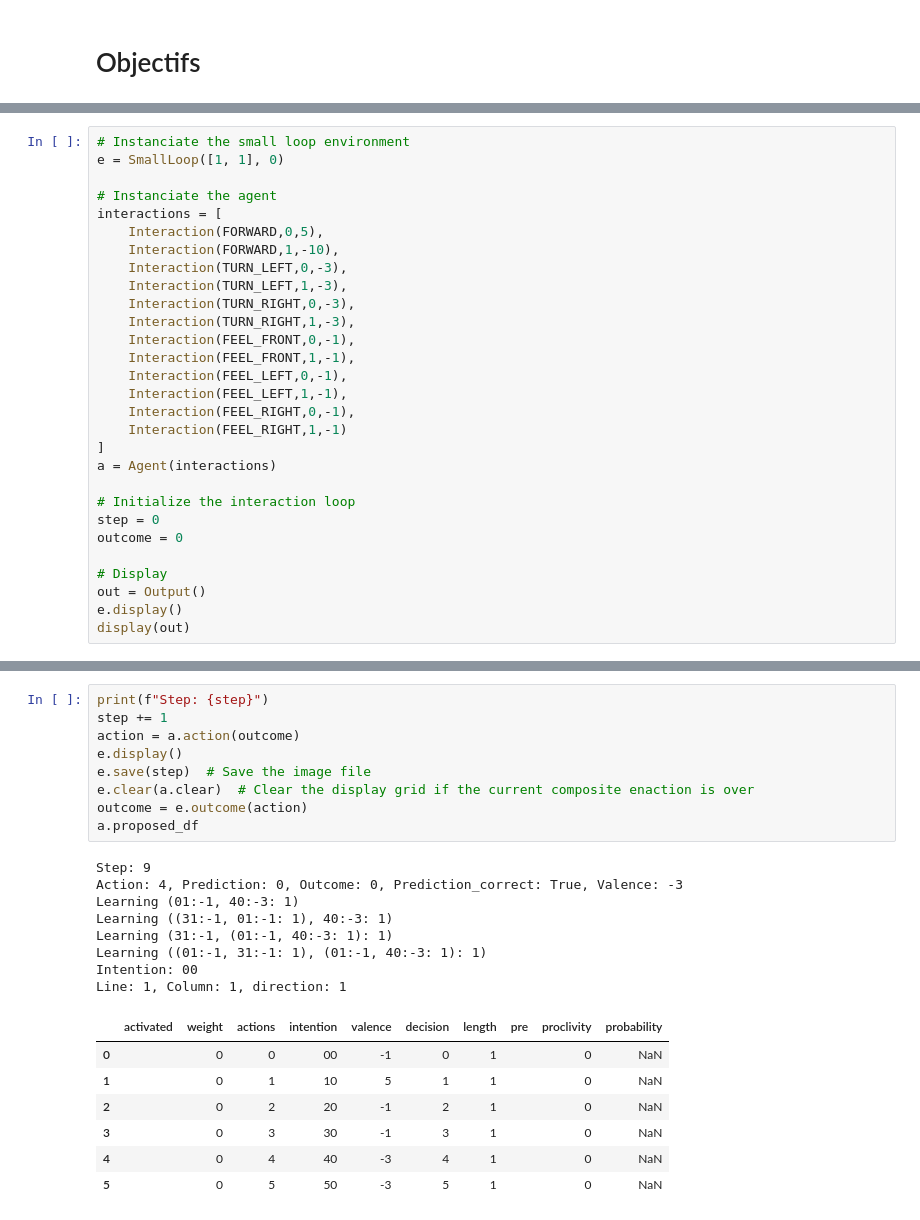
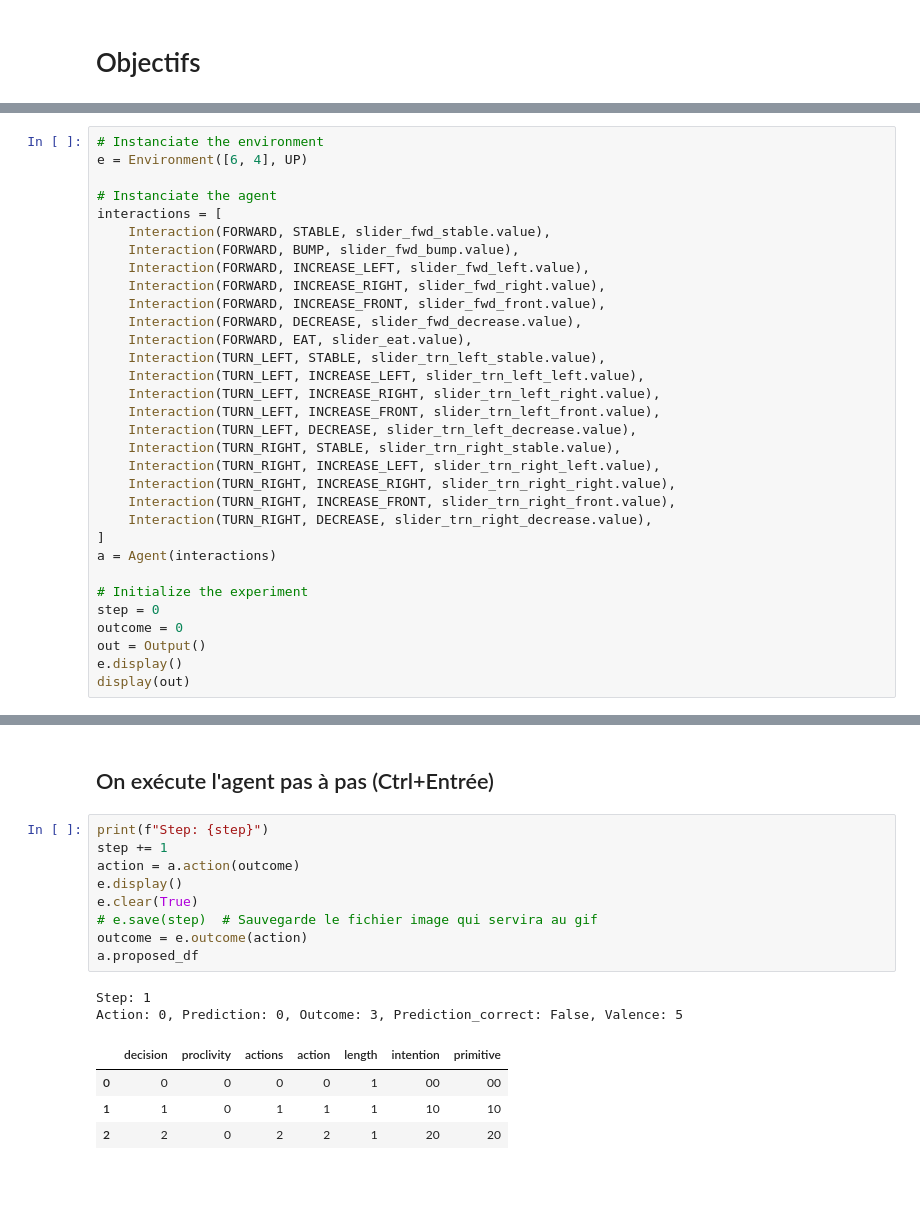
Before and after one commit to PetiteIA/schema_mechanism, a Jupyter notebook: notebooks/agent11.ipynb, the cells around one changed output, grey strips where cells are left out. Saved outputs shown, nothing was run; the diff lists cells and outputs as text; blank space fills up the shorter version.

Commit message:
Agent 11 vision

```diff
--- a/notebooks/agent11.ipynb
+++ b/notebooks/agent11.ipynb
@@ -503,56 +587,52 @@ class SmallLoop():
 # %%
-# Instanciate the small loop environment
-e = SmallLoop([1, 1], 0)
+# Instanciate the environment
+e = Environment([6, 4], UP)
 
 # Instanciate the agent
 interactions = [
-    Interaction(FORWARD,0,5),
-    Interaction(FORWARD,1,-10),
-    Interaction(TURN_LEFT,0,-3),
-    Interaction(TURN_LEFT,1,-3),
-    Interaction(TURN_RIGHT,0,-3),
-    Interaction(TURN_RIGHT,1,-3),
-    Interaction(FEEL_FRONT,0,-1),
-    Interaction(FEEL_FRONT,1,-1),
-    Interaction(FEEL_LEFT,0,-1),
-    Interaction(FEEL_LEFT,1,-1),
-    Interaction(FEEL_RIGHT,0,-1),
-    Interaction(FEEL_RIGHT,1,-1)
+    Interaction(FORWARD, STABLE, slider_fwd_stable.value),
+    Interaction(FORWARD, BUMP, slider_fwd_bump.value),
+    Interaction(FORWARD, INCREASE_LEFT, slider_fwd_left.value),
+    Interaction(FORWARD, INCREASE_RIGHT, slider_fwd_right.value),
+    Interaction(FORWARD, INCREASE_FRONT, slider_fwd_front.value),
+    Interaction(FORWARD, DECREASE, slider_fwd_decrease.value),
+    Interaction(FORWARD, EAT, slider_eat.value),
+    Interaction(TURN_LEFT, STABLE, slider_trn_left_stable.value),
+    Interaction(TURN_LEFT, INCREASE_LEFT, slider_trn_left_left.value),
+    Interaction(TURN_LEFT, INCREASE_RIGHT, slider_trn_left_right.value),
+    Interaction(TURN_LEFT, INCREASE_FRONT, slider_trn_left_front.value),
+    Interaction(TURN_LEFT, DECREASE, slider_trn_left_decrease.value),
+    Interaction(TURN_RIGHT, STABLE, slider_trn_right_stable.value),
+    Interaction(TURN_RIGHT, INCREASE_LEFT, slider_trn_right_left.value),
+    Interaction(TURN_RIGHT, INCREASE_RIGHT, slider_trn_right_right.value),
+    Interaction(TURN_RIGHT, INCREASE_FRONT, slider_trn_right_front.value),
+    Interaction(TURN_RIGHT, DECREASE, slider_trn_right_decrease.value),
 ]
 a = Agent(interactions)
 
-# Initialize the interaction loop
+# Initialize the experiment
 step = 0
 outcome = 0
-
-# Display
 out = Output()
 e.display()
 display(out)
 # %% [output]
 [interactive output not drawn]
+# %% [markdown]
+## On exécute l'agent pas à pas (Ctrl+Entrée)
 # %%
 print(f"Step: {step}")
 step += 1
 action = a.action(outcome)
 e.display()
-e.save(step)  # Save the image file
-e.clear(a.clear)  # Clear the display grid if the current composite enaction is over
+e.clear(True)
+# e.save(step)  # Sauvegarde le fichier image qui servira au gif
 outcome = e.outcome(action)
 a.proposed_df
 # %% [output]
-Step: 9
-Action: 4, Prediction: 0, Outcome: 0, Prediction_correct: True, Valence: -3
-Learning (01:-1, 40:-3: 1)
-Learning ((31:-1, 01:-1: 1), 40:-3: 1)
-Learning (31:-1, (01:-1, 40:-3: 1): 1)
-Learning ((01:-1, 31:-1: 1), (01:-1, 40:-3: 1): 1)
-Intention: 00
-Line: 1, Column: 1, direction: 1
+Step: 1
+Action: 0, Prediction: 0, Outcome: 3, Prediction_correct: False, Valence: 5
-|  | activated | weight | actions | intention | valence | decision | length | pre | proclivity | probability |
-| 0 |  | 0 | 0 | 00 | -1 | 0 | 1 |  | 0 | NaN |
-| 1 |  | 0 | 1 | 10 | 5 | 1 | 1 |  | 0 | NaN |
-| 2 |  | 0 | 2 | 20 | -1 | 2 | 1 |  | 0 | NaN |
-| 3 |  | 0 | 3 | 30 | -1 | 3 | 1 |  | 0 | NaN |
-| 4 |  | 0 | 4 | 40 | -3 | 4 | 1 |  | 0 | NaN |
-| 5 |  | 0 | 5 | 50 | -3 | 5 | 1 |  | 0 | NaN |
+|  | decision | proclivity | actions | action | length | intention | primitive |
+| 0 | 0 | 0 | 0 | 0 | 1 | 00 | 00 |
+| 1 | 1 | 0 | 1 | 1 | 1 | 10 | 10 |
+| 2 | 2 | 0 | 2 | 2 | 1 | 20 | 20 |
```
Also changed, not shown: parts of 40 cells of this notebook, 3 other files.
